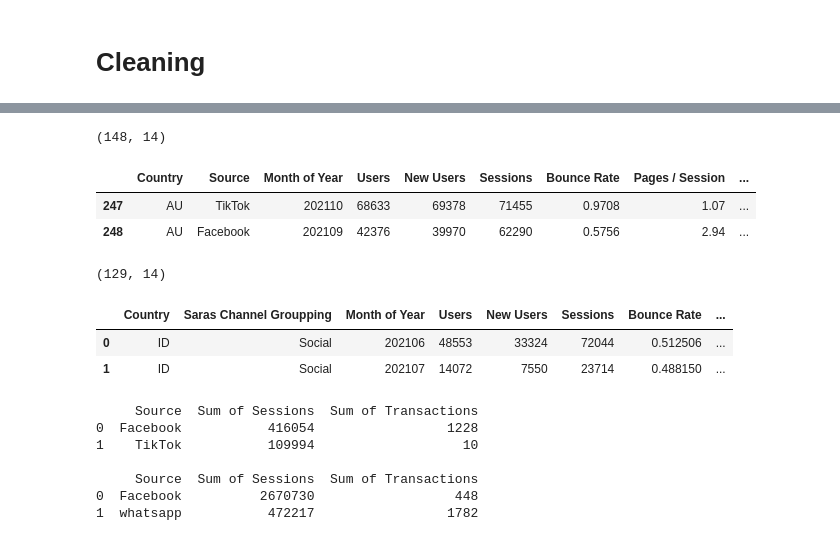
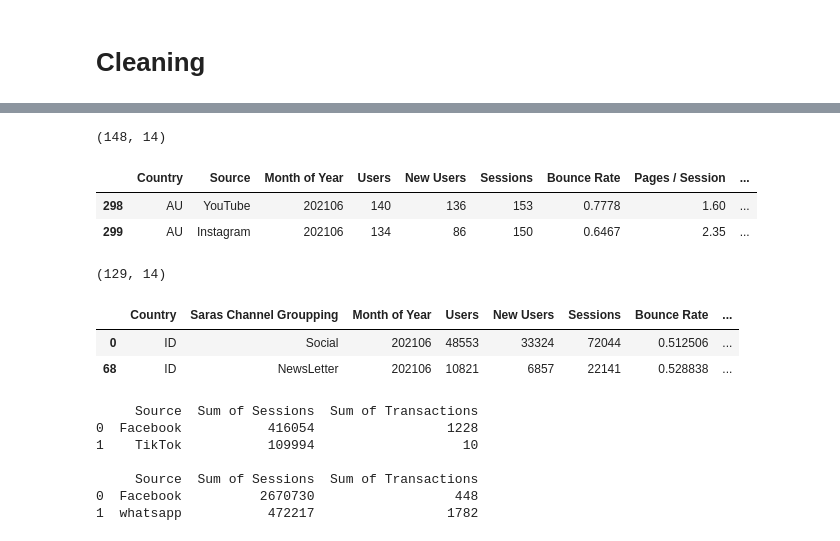
Before and after one commit to vincentwi/school, a Jupyter notebook: spring22/T3/Digital MS/Final.ipynb, the cells around one changed output, grey strips where cells are left out. Drawn from its saved outputs; the diff is of its cells as text; code cells hidden in the pictures.

```diff
--- a/spring22/T3/Digital MS/Final.ipynb
+++ b/spring22/T3/Digital MS/Final.ipynb
@@ -59,27 +61,31 @@ Conversion_Rate_Raw_ID.head(2)
 # %%
 Social_Medium_Raw["Revenue1"] = Social_Medium_Raw["Revenue"].apply(lambda x: '{:.2f}'.format(float(x[2:].replace(",", ""))).rstrip("0") if type(x) == str else x)
 Social_Medium_Raw["Month of Year1"] = Social_Medium_Raw["Month of Year"].apply(lambda x: datetime.datetime.strptime(str(x), '%Y%m'))
 Social_Medium_Raw_ID = Social_Medium_Raw.loc[Social_Medium_Raw["Country"]=="ID"]
 Social_Medium_Raw_AU = Social_Medium_Raw.loc[Social_Medium_Raw["Country"]=="AU"]
+Social_Medium_Raw_ID = Social_Medium_Raw_ID.sort_values(by="Month of Year1")
+Social_Medium_Raw_AU = Social_Medium_Raw_AU.sort_values(by="Month of Year1")
 print(Social_Medium_Raw_AU.shape)
 Social_Medium_Raw_AU.head(2)
 # %% [output]
 (148, 14)
 |  | Country | Source | Month of Year | Users | New Users | Sessions | Bounce Rate | Pages / Session | ... |
-| 247 | AU | TikTok | 202110 | 68633 | 69378 | 71455 | 0.9708 | 1.07 | ... |
-| 248 | AU | Facebook | 202109 | 42376 | 39970 | 62290 | 0.5756 | 2.94 | ... |
+| 298 | AU | YouTube | 202106 | 140 | 136 | 153 | 0.7778 | 1.60 | ... |
+| 299 | AU | Instagram | 202106 | 134 | 86 | 150 | 0.6467 | 2.35 | ... |
 # %%
 Channel_Raw["Revenue1"] = Channel_Raw["Revenue"].apply(lambda x: '{:.2f}'.format(float(x[2:].replace(",", ""))).rstrip("0") if type(x) == str else x)
 Channel_Raw["Month of Year1"] = Channel_Raw["Month of Year"].apply(lambda x: datetime.datetime.strptime(str(x), '%Y%m'))
 Channel_Raw_ID = Channel_Raw.loc[Channel_Raw["Country"]=="ID"]
 Channel_Raw_AU = Channel_Raw.loc[Channel_Raw["Country"]=="AU"]
+Channel_Raw_AU = Channel_Raw_AU.sort_values(by="Month of Year1")
+Channel_Raw_ID = Channel_Raw_ID.sort_values(by="Month of Year1")
 print(Channel_Raw_ID.shape)
 Channel_Raw_ID.head(2)
 # %% [output]
 (129, 14)
 |  | Country | Saras Channel Groupping | Month of Year | Users | New Users | Sessions | Bounce Rate | ... |
 | 0 | ID | Social | 202106 | 48553 | 33324 | 72044 | 0.512506 | ... |
-| 1 | ID | Social | 202107 | 14072 | 7550 | 23714 | 0.488150 | ... |
+| 68 | ID | NewsLetter | 202106 | 10821 | 6857 | 22141 | 0.528838 | ... |
 # %%
 print(Social_Medium_Pivot_AU.head(2),"\n")
 print(Social_Medium_Pivot_ID.head(2))
```
Also changed, not shown: parts of 8 cells of this notebook, 1 other file.
